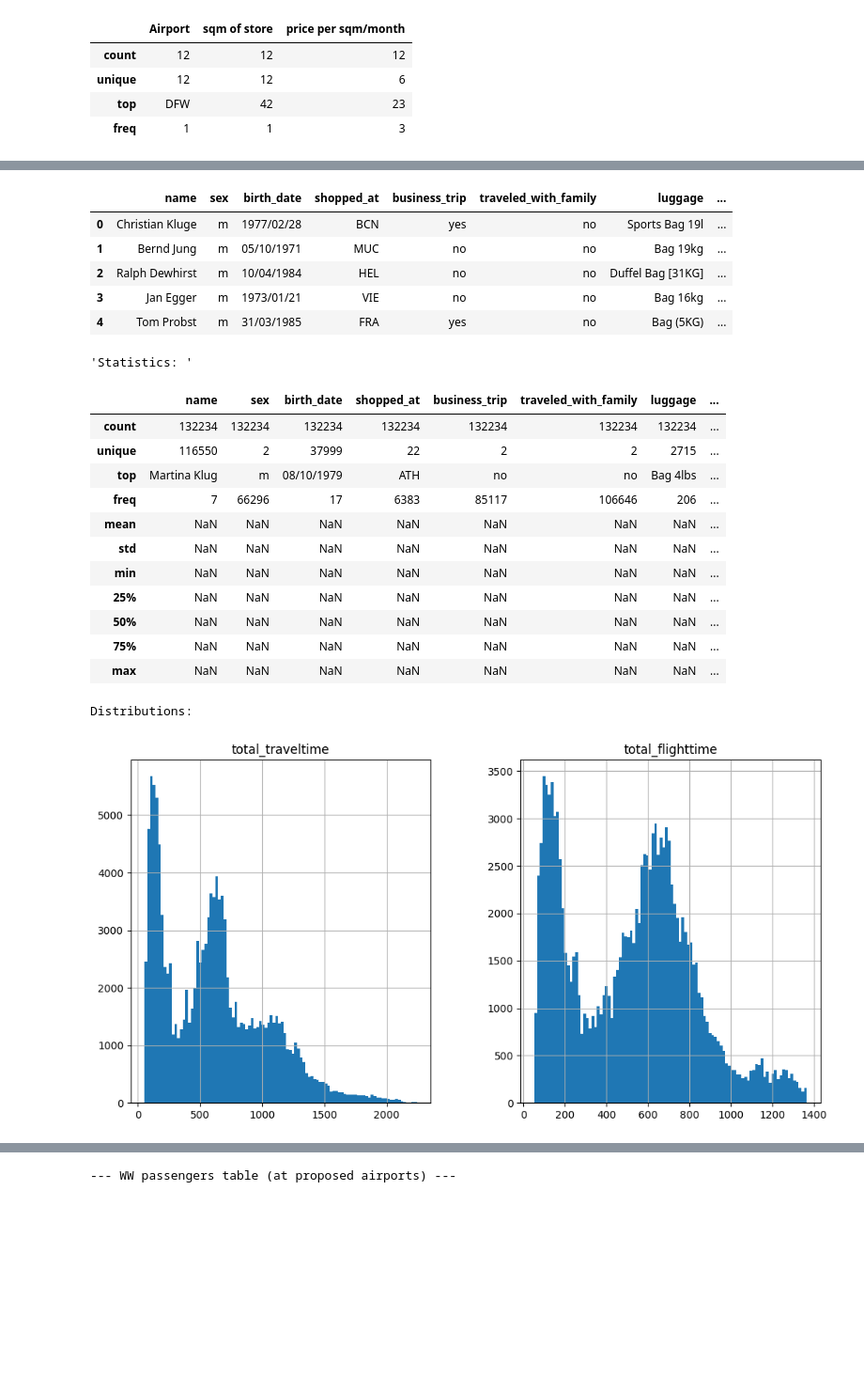
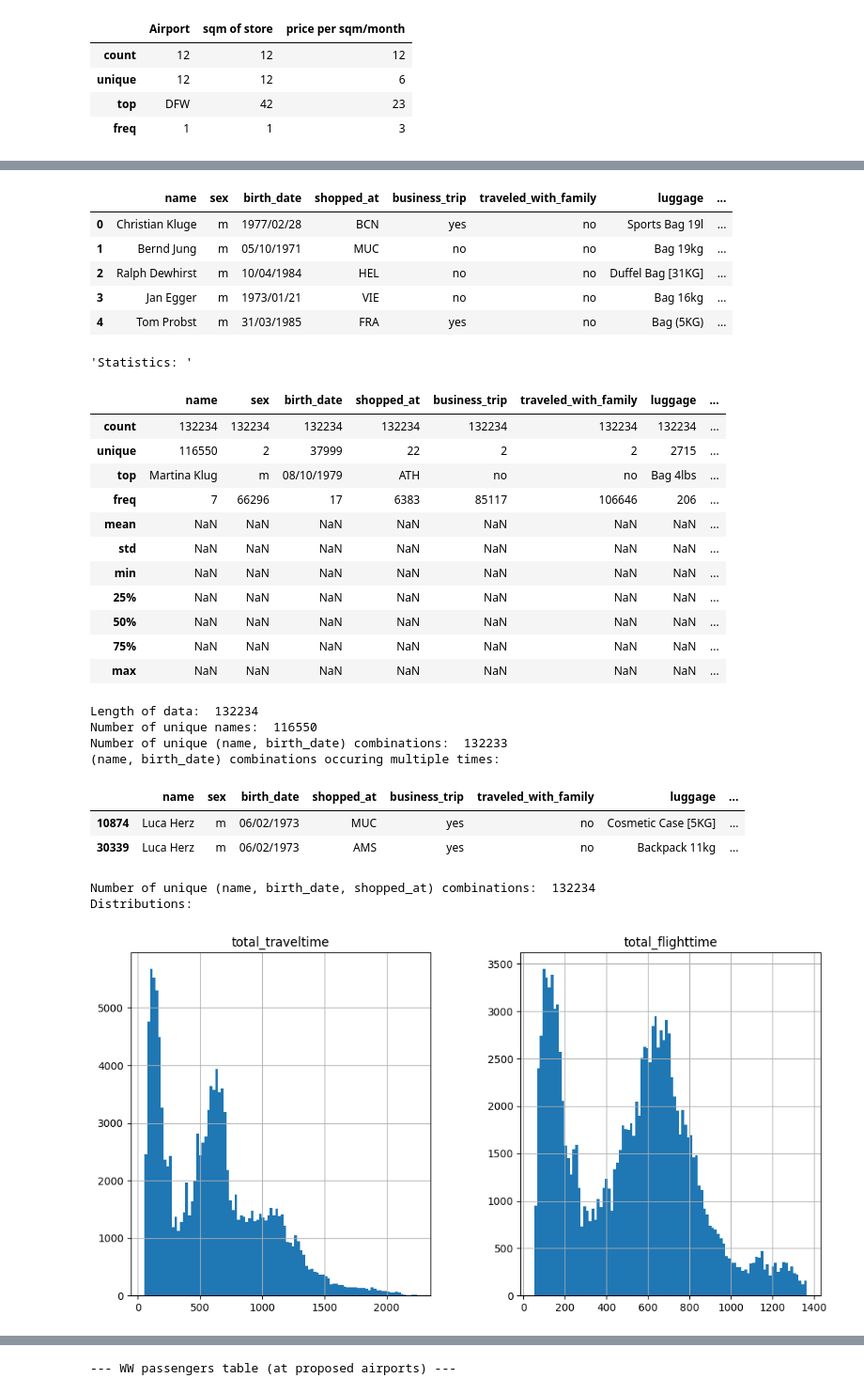
Before and after one commit to lexej/airport-recommendation, a Jupyter notebook: airport_recommenation.ipynb, the cells around one changed output, grey strips where cells are left out. Shown at 94% size. Drawn from its saved outputs; the diff is of its cells as text; code cells hidden in the pictures; blank space fills up the shorter version.

Commit message:
recheck eu table

```diff
--- a/airport_recommenation.ipynb
+++ b/airport_recommenation.ipynb
@@ -91,6 +91,18 @@ display("Sample: ", passengers_eu_table.head())
 
 display('Statistics: ',
         passengers_eu_table.describe(include='all'))
+
+print("Length of data: ", len(passengers_eu_table))
+print("Number of unique names: ", passengers_eu_table.groupby("name").ngroups)
+print("Number of unique (name, birth_date) combinations: ",
+      passengers_eu_table.groupby(['name', "birth_date"]).ngroups)
+
+print("(name, birth_date) combinations occuring multiple times: ")
+display(passengers_eu_table.groupby(['name', "birth_date"]).filter(lambda x: len(x) > 1))
+
+print("Number of unique (name, birth_date, shopped_at) combinations: ",
+      passengers_eu_table.groupby(['name', "birth_date", "shopped_at"]).ngroups)
+
 
 print("Distributions: ")
 
@@ -101,34 +113,42 @@ passengers_eu_table["layover_time"].hist(bins=100, figsize=(8, 6), grid=True)
 plt.title("Histogram: layover_time")
 plt.show()
 
 passengers_eu_table["amount_spent_cat"].value_counts().plot(kind='bar', title="amount_spent_cat")
 plt.show()
 
 passengers_eu_table["shopped_at"].value_counts().plot(kind='bar', title="shopped_at")
 plt.show()
 # %% [output]
 --- EU passengers table (at existing stores in EU) ---
 'Sample: '
 |  | name | sex | birth_date | shopped_at | business_trip | traveled_with_family | luggage | ... |
 | 0 | Christian Kluge | m | 1977/02/28 | BCN | yes | no | Sports Bag 19l | ... |
 | 1 | Bernd Jung | m | 05/10/1971 | MUC | no | no | Bag 19kg | ... |
 | 2 | Ralph Dewhirst | m | 10/04/1984 | HEL | no | no | Duffel Bag [31KG] | ... |
 | 3 | Jan Egger | m | 1973/01/21 | VIE | no | no | Bag 16kg | ... |
 | 4 | Tom Probst | m | 31/03/1985 | FRA | yes | no | Bag (5KG) | ... |
 'Statistics: '
 |  | name | sex | birth_date | shopped_at | business_trip | traveled_with_family | luggage | ... |
 | count | 132234 | 132234 | 132234 | 132234 | 132234 | 132234 | 132234 | ... |
 | unique | 116550 | 2 | 37999 | 22 | 2 | 2 | 2715 | ... |
 | top | Martina Klug | m | 08/10/1979 | ATH | no | no | Bag 4lbs | ... |
 | freq | 7 | 66296 | 17 | 6383 | 85117 | 106646 | 206 | ... |
 | mean | NaN | NaN | NaN | NaN | NaN | NaN | NaN | ... |
 | std | NaN | NaN | NaN | NaN | NaN | NaN | NaN | ... |
 | min | NaN | NaN | NaN | NaN | NaN | NaN | NaN | ... |
 | 25% | NaN | NaN | NaN | NaN | NaN | NaN | NaN | ... |
 | 50% | NaN | NaN | NaN | NaN | NaN | NaN | NaN | ... |
 | 75% | NaN | NaN | NaN | NaN | NaN | NaN | NaN | ... |
 | max | NaN | NaN | NaN | NaN | NaN | NaN | NaN | ... |
-Distributions:
+Length of data:  132234
+Number of unique names:  116550
+Number of unique (name, birth_date) combinations:  132233
+(name, birth_date) combinations occuring multiple times:
+|  | name | sex | birth_date | shopped_at | business_trip | traveled_with_family | luggage | ... |
+| 10874 | Luca Herz | m | 06/02/1973 | MUC | yes | no | Cosmetic Case [5KG] | ... |
+| 30339 | Luca Herz | m | 06/02/1973 | AMS | yes | no | Backpack 11kg | ... |
+Number of unique (name, birth_date, shopped_at) combinations:  132234
+Distributions:
 [figure]
 [figure]
 [figure]
```
Also changed, not shown: parts of 4 cells of this notebook.
